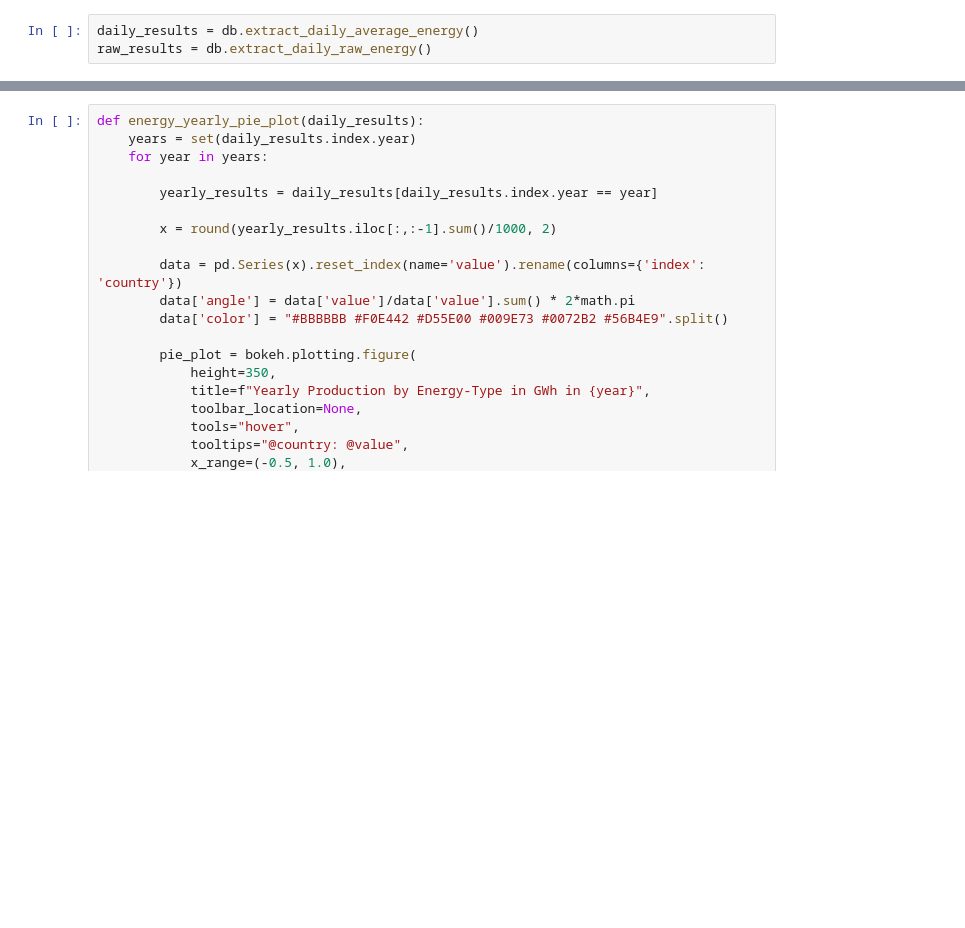
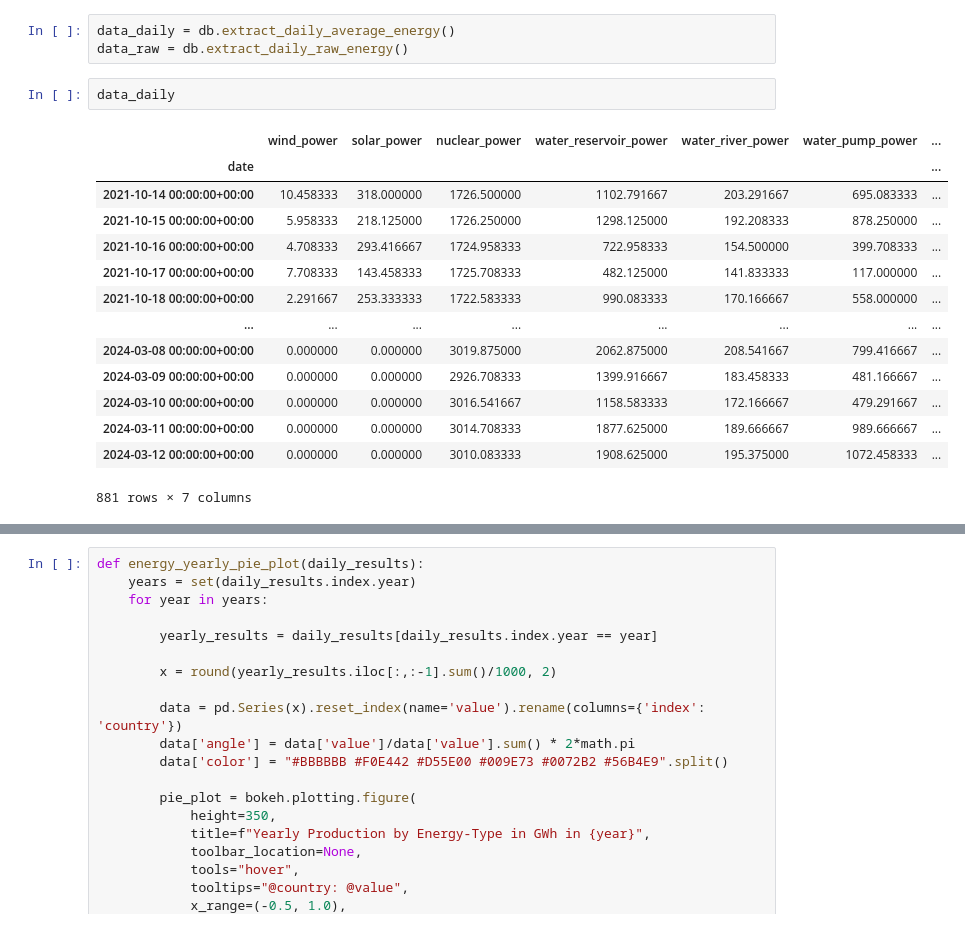
Before and after one commit to danielakomenda/MDM-PythonProject-MeinProjekt, a Jupyter notebook: Notebooks/plots_entsoe.ipynb, the cells around one changed output, grey strips where cells are left out. Cells and saved outputs as stored; diff of their text form; blank space fills up the shorter version.

```diff
--- a/Notebooks/plots_entsoe.ipynb
+++ b/Notebooks/plots_entsoe.ipynb
@@ -18,5 +18,22 @@ bokeh.io.output_notebook()
 [interactive output not drawn]
 [interactive output not drawn]
 # %%
-daily_results = db.extract_daily_average_energy()
-raw_results = db.extract_daily_raw_energy()
+data_daily = db.extract_daily_average_energy()
+data_raw = db.extract_daily_raw_energy()
+# %%
+data_daily
+# %% [output]
+|  | wind_power | solar_power | nuclear_power | water_reservoir_power | water_river_power | water_pump_power | ... |
+| date |  |  |  |  |  |  | ... |
+| 2021-10-14 00:00:00+00:00 | 10.458333 | 318.000000 | 1726.500000 | 1102.791667 | 203.291667 | 695.083333 | ... |
+| 2021-10-15 00:00:00+00:00 | 5.958333 | 218.125000 | 1726.250000 | 1298.125000 | 192.208333 | 878.250000 | ... |
+| 2021-10-16 00:00:00+00:00 | 4.708333 | 293.416667 | 1724.958333 | 722.958333 | 154.500000 | 399.708333 | ... |
+| 2021-10-17 00:00:00+00:00 | 7.708333 | 143.458333 | 1725.708333 | 482.125000 | 141.833333 | 117.000000 | ... |
+| 2021-10-18 00:00:00+00:00 | 2.291667 | 253.333333 | 1722.583333 | 990.083333 | 170.166667 | 558.000000 | ... |
+| ... | ... | ... | ... | ... | ... | ... | ... |
+| 2024-03-08 00:00:00+00:00 | 0.000000 | 0.000000 | 3019.875000 | 2062.875000 | 208.541667 | 799.416667 | ... |
+| 2024-03-09 00:00:00+00:00 | 0.000000 | 0.000000 | 2926.708333 | 1399.916667 | 183.458333 | 481.166667 | ... |
+| 2024-03-10 00:00:00+00:00 | 0.000000 | 0.000000 | 3016.541667 | 1158.583333 | 172.166667 | 479.291667 | ... |
+| 2024-03-11 00:00:00+00:00 | 0.000000 | 0.000000 | 3014.708333 | 1877.625000 | 189.666667 | 989.666667 | ... |
+| 2024-03-12 00:00:00+00:00 | 0.000000 | 0.000000 | 3010.083333 | 1908.625000 | 195.375000 | 1072.458333 | ... |
+881 rows × 7 columns
```
Also changed, not shown: parts of 5 cells of this notebook, 6 other files.
